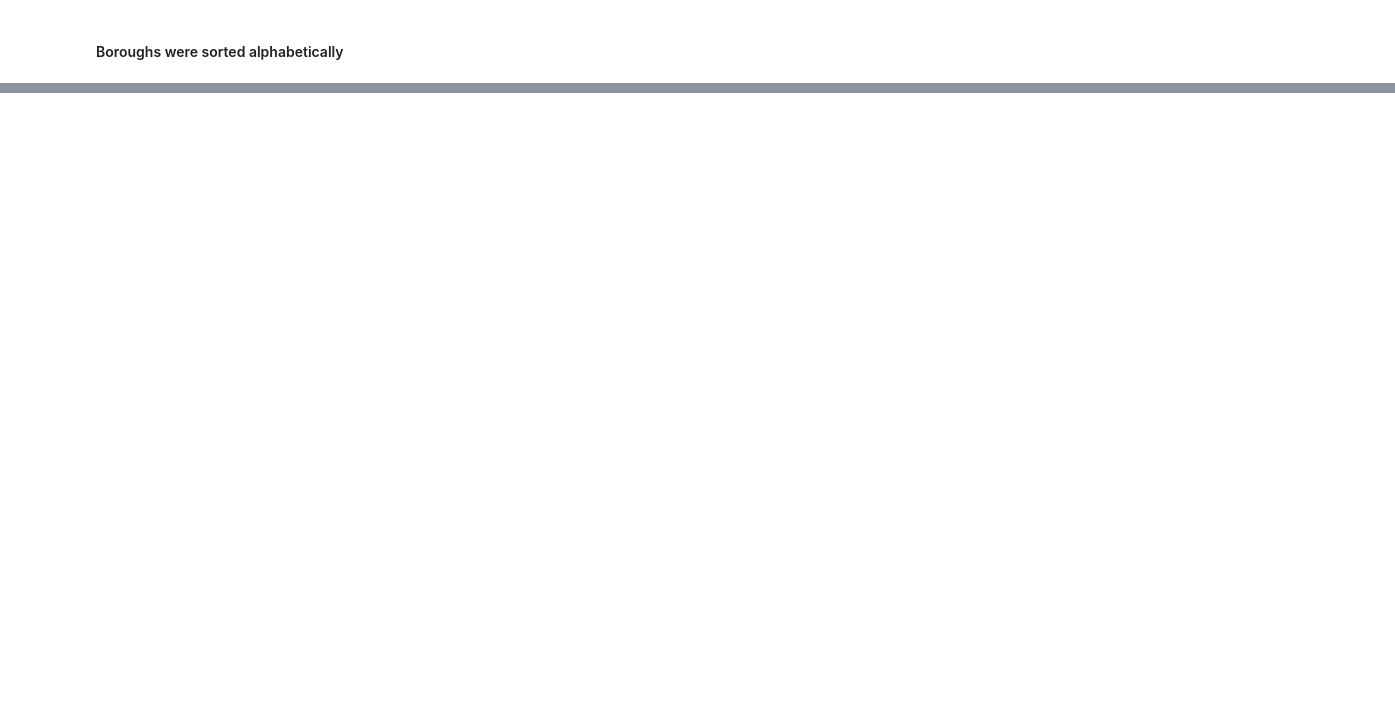
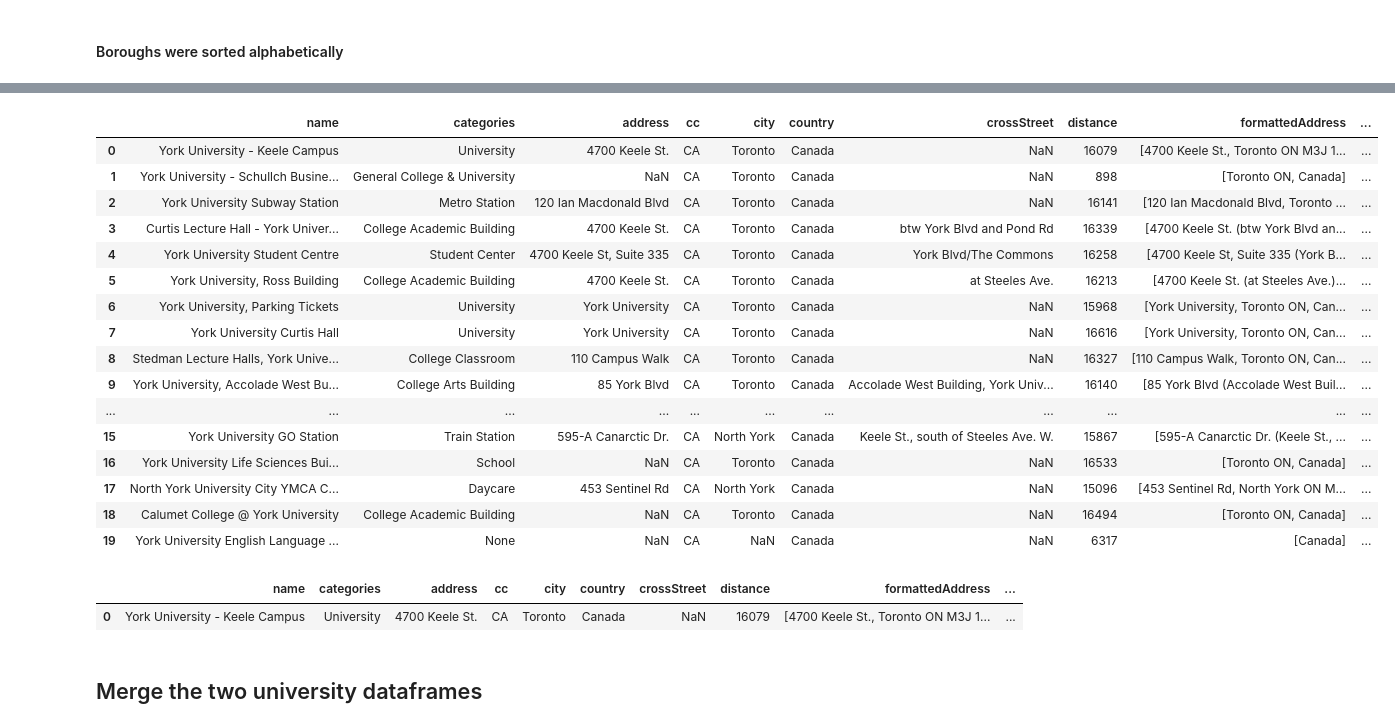
Before and after one commit to timcayanga/Coursera_Capstone, a Jupyter notebook: Coursera_Capstone.ipynb, the cells around one changed output, grey strips where cells are left out. Cells and saved outputs as stored; diff of their text form; code cells hidden in the pictures; blank space fills up the shorter version.

```diff
--- a/Coursera_Capstone.ipynb
+++ b/Coursera_Capstone.ipynb
@@ -278,0 +430,4 @@ m
+# %%
+search_query = 'York University'
+radius = 20000
+print(search_query + ' .... OK!')
@@ -278,0 +436,3 @@ m
+# %%
+url = 'https://api.foursquare.com/v2/venues/search?client_id={}&client_secret={}&ll={},{}&v={}&query={}&radius={}&limit={}'.format(CLIENT_ID, CLIENT_SECRET, latitude, longitude, VERSION, search_query, radius, LIMIT)
+url
@@ -278,0 +441,3 @@ m
+# %%
+results = requests.get(url).json()
+results
@@ -278,0 +462,7 @@ m
+# %%
+# assign relevant part of JSON to venues
+venues = results['response']['venues']
+
+# tranform venues into a dataframe
+york = json_normalize(venues)
+york.head()
@@ -278,0 +476,58 @@ m
+# %%
+# keep only columns that include venue name, and anything that is associated with location
+filtered_columns = ['name', 'categories'] + [col for col in york.columns if col.startswith('location.')] + ['id']
+york = york.loc[:, filtered_columns]
+
+# function that extracts the category of the venue
+def get_category_type(row):
+    try:
+        categories_list = row['categories']
+    except:
+        categories_list = row['venue.categories']
+
+    if len(categories_list) == 0:
+        return None
+    else:
+        return categories_list[0]['name']
+
+# filter the category for each row
+york['categories'] = york.apply(get_category_type, axis=1)
+
+# clean column names by keeping only last term
+york.columns = [column.split('.')[-1] for column in york.columns]
+
+york
+# %% [output]
+|  | name | categories | address | cc | city | country | crossStreet | distance | formattedAddress | ... |
+| 0 | York University - Keele Campus | University | 4700 Keele St. | CA | Toronto | Canada | NaN | 16079 | [4700 Keele St., Toronto ON M3J 1... | ... |
+| 1 | York University - Schullch Busine... | General College & University | NaN | CA | Toronto | Canada | NaN | 898 | [Toronto ON, Canada] | ... |
+| 2 | York University Subway Station | Metro Station | 120 Ian Macdonald Blvd | CA | Toronto | Canada | NaN | 16141 | [120 Ian Macdonald Blvd, Toronto ... | ... |
+| 3 | Curtis Lecture Hall - York Univer... | College Academic Building | 4700 Keele St. | CA | Toronto | Canada | btw York Blvd and Pond Rd | 16339 | [4700 Keele St. (btw York Blvd an... | ... |
+| 4 | York University Student Centre | Student Center | 4700 Keele St, Suite 335 | CA | Toronto | Canada | York Blvd/The Commons | 16258 | [4700 Keele St, Suite 335 (York B... | ... |
+| 5 | York University, Ross Building | College Academic Building | 4700 Keele St. | CA | Toronto | Canada | at Steeles Ave. | 16213 | [4700 Keele St. (at Steeles Ave.)... | ... |
+| 6 | York University, Parking Tickets | University | York University | CA | Toronto | Canada | NaN | 15968 | [York University, Toronto ON, Can... | ... |
+| 7 | York University Curtis Hall | University | York University | CA | Toronto | Canada | NaN | 16616 | [York University, Toronto ON, Can... | ... |
+| 8 | Stedman Lecture Halls, York Unive... | College Classroom | 110 Campus Walk | CA | Toronto | Canada | NaN | 16327 | [110 Campus Walk, Toronto ON, Can... | ... |
+| 9 | York University, Accolade West Bu... | College Arts Building | 85 York Blvd | CA | Toronto | Canada | Accolade West Building, York Univ... | 16140 | [85 York Blvd (Accolade West Buil... | ... |
+| ... | ... | ... | ... | ... | ... | ... | ... | ... | ... | ... |
+| 15 | York University GO Station | Train Station | 595-A Canarctic Dr. | CA | North York | Canada | Keele St., south of Steeles Ave. W. | 15867 | [595-A Canarctic Dr. (Keele St., ... | ... |
+| 16 | York University Life Sciences Bui... | School | NaN | CA | Toronto | Canada | NaN | 16533 | [Toronto ON, Canada] | ... |
+| 17 | North York University City YMCA C... | Daycare | 453 Sentinel Rd | CA | North York | Canada | NaN | 15096 | [453 Sentinel Rd, North York ON M... | ... |
+| 18 | Calumet College @ York University | College Academic Building | NaN | CA | Toronto | Canada | NaN | 16494 | [Toronto ON, Canada] | ... |
+| 19 | York University English Language ... | None | NaN | CA | NaN | Canada | NaN | 6317 | [Canada] | ... |
+# %%
+york = york.drop([york.index[1] , york.index[2],
+                                             york.index[3] , york.index[4],
+                                             york.index[5] , york.index[6],
+                                             york.index[7] , york.index[8],
+                                             york.index[9] , york.index[10],
+                                             york.index[11] , york.index[12],
+                                             york.index[13] ,  york.index[14], york.index[15],
+                                             york.index[16] , york.index[17],
+                                             york.index[18] , york.index[19]])
+york
+# %% [output]
+|  | name | categories | address | cc | city | country | crossStreet | distance | formattedAddress | ... |
+| 0 | York University - Keele Campus | University | 4700 Keele St. | CA | Toronto | Canada | NaN | 16079 | [4700 Keele St., Toronto ON M3J 1... | ... |
+# %% [markdown]
+## Merge the two university dataframes
```
Also changed, not shown: parts of 60 cells of this notebook.
